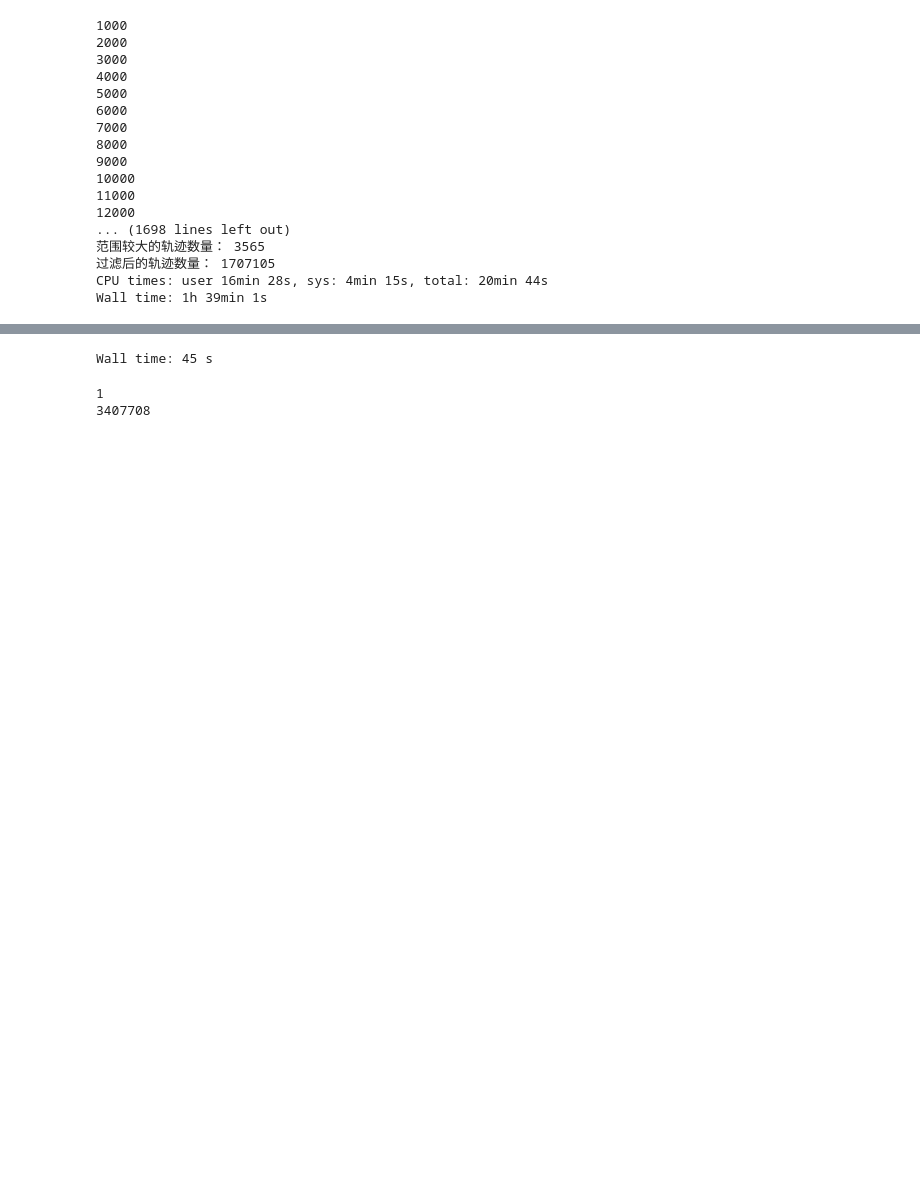
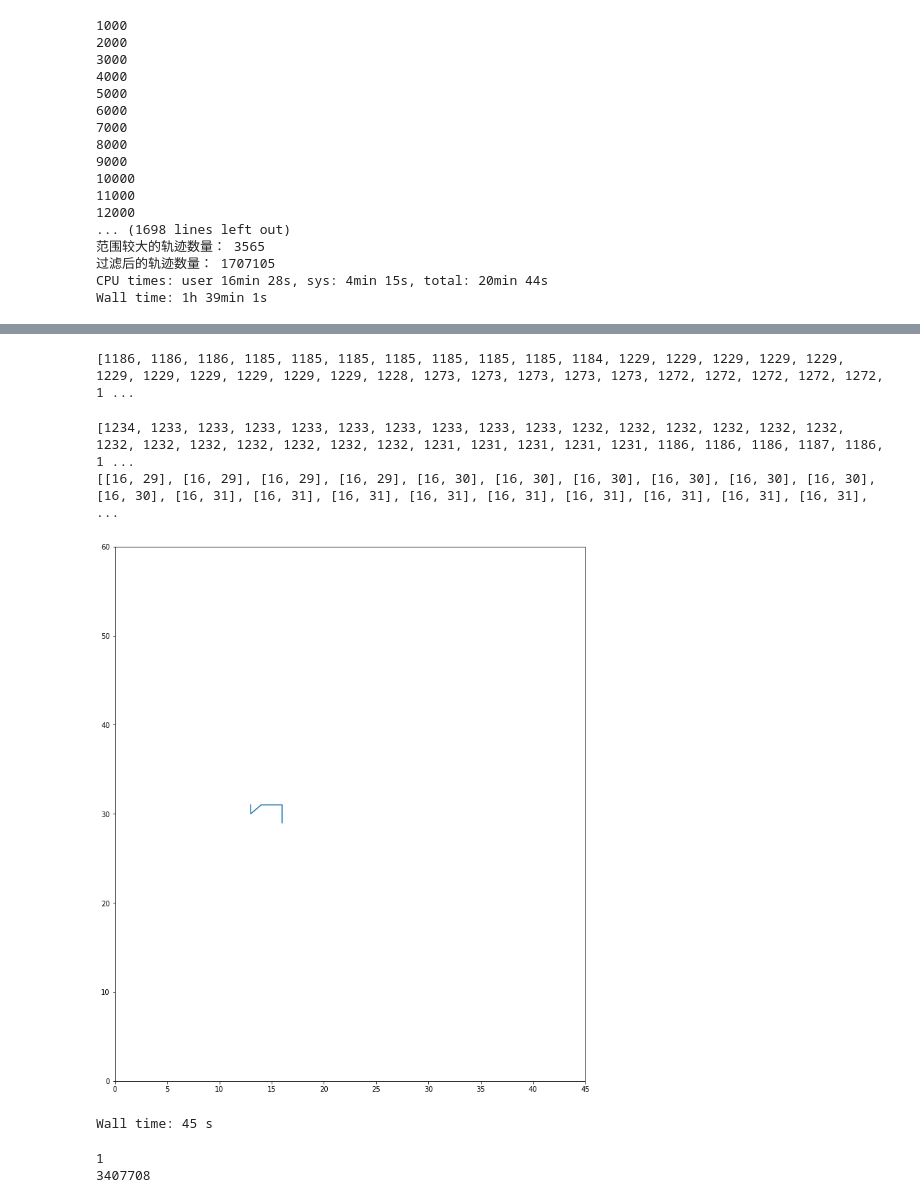
Before and after one commit to Natelu/Taxi_destination, a Jupyter notebook: data_prepration/one_hot_generation.ipynb, the cells around one changed output, grey strips where cells are left out. Cells and saved outputs as stored; diff of their text form; code cells hidden in the pictures; blank space fills up the shorter version.

```diff
--- a/data_prepration/one_hot_generation.ipynb
+++ b/data_prepration/one_hot_generation.ipynb
@@ -96,3 +138,52 @@ data = pd.read_csv('../data/train_after_filter.csv')
+# %%
+# 轨迹数据 转化为数字标签（one-hot编码前一步）
+# %%time
+import pandas as pd
+import json
+tra_data = pd.read_csv('~/Desktop/train_after_filter.csv')
+
+def transfer(pos_lis):
+    result = []
+    pos_lis = json.loads(pos_lis)
+    result = [get_tag(x) for x in pos_lis]
+    return str(result)
+
+tra_data['POLYLINE_TAG'] = tra_data['POLYLINE'].apply(transfer)
+# tra_data['POLYLINE_TAG'] = tra_data['POLYLINE_TAG'].apply(lambda x:str(x))
+# tra_data.to_csv('~/Desktop/train_after_filter_tag.csv', index=False)
+# %%
+print((json.loads(tra_data['POLYLINE_TAG'][2])))
+# %% [output]
+[1186, 1186, 1186, 1185, 1185, 1185, 1185, 1185, 1185, 1185, 1184, 1229, 1229, 1229, 1229, 1229, 1229, 1229, 1229, 1229, 1229, 1229, 1228, 1273, 1273, 1273, 1273, 1273, 1272, 1272, 1272, 1272, 1272, 1 ...
+# %%
+pos_show = json.loads(tra_data['POLYLINE'][6])
+# print(pos_show)
+print((json.loads(tra_data['POLYLINE_TAG'][6])))
+
+# one-hot转网格坐标
+def pos_split(pos_tag):
+    pos_lis = json.loads(pos_tag)
+    x, y, result = [],[],[]
+    for pos in pos_lis:
+        #注意每行最后一个的坐标表示
+        x.append(pos%(X_Cell) if pos%(X_Cell)!=0 else X_Cell)
+        y.append(pos//(X_Cell)+1 if pos%(X_Cell)!=0 else pos//(X_Cell))
+#         result.append([pos%X_Cell,pos//X_Cell])
+    result = [[x[i], y[i]] for i in range(len(x))]
+    return x, y, result
+xs, ys, show_pic_locs = pos_split(tra_data['POLYLINE_TAG'][9874])
+
+# 编码后轨迹展示
+import matplotlib.pyplot as plt
+fig, ax = plt.subplots(1, 1, figsize=(12, 14))
+plt.axis([0, X_Cell, 0, Y_Cell])
+plt.plot(xs,ys)
+print(show_pic_locs)
+plt.show()
+# %% [output]
+[1234, 1233, 1233, 1233, 1233, 1233, 1233, 1233, 1233, 1233, 1232, 1232, 1232, 1232, 1232, 1232, 1232, 1232, 1232, 1232, 1232, 1232, 1232, 1231, 1231, 1231, 1231, 1231, 1186, 1186, 1186, 1187, 1186, 1 ...
+[[16, 29], [16, 29], [16, 29], [16, 29], [16, 30], [16, 30], [16, 30], [16, 30], [16, 30], [16, 30], [16, 30], [16, 31], [16, 31], [16, 31], [16, 31], [16, 31], [16, 31], [16, 31], [16, 31], [16, 31], ...
+[figure, added]
 # %%
 %%time
 # 提取起点-终点列表
```
Also changed, not shown: parts of 7 cells of this notebook, 6 other files.
